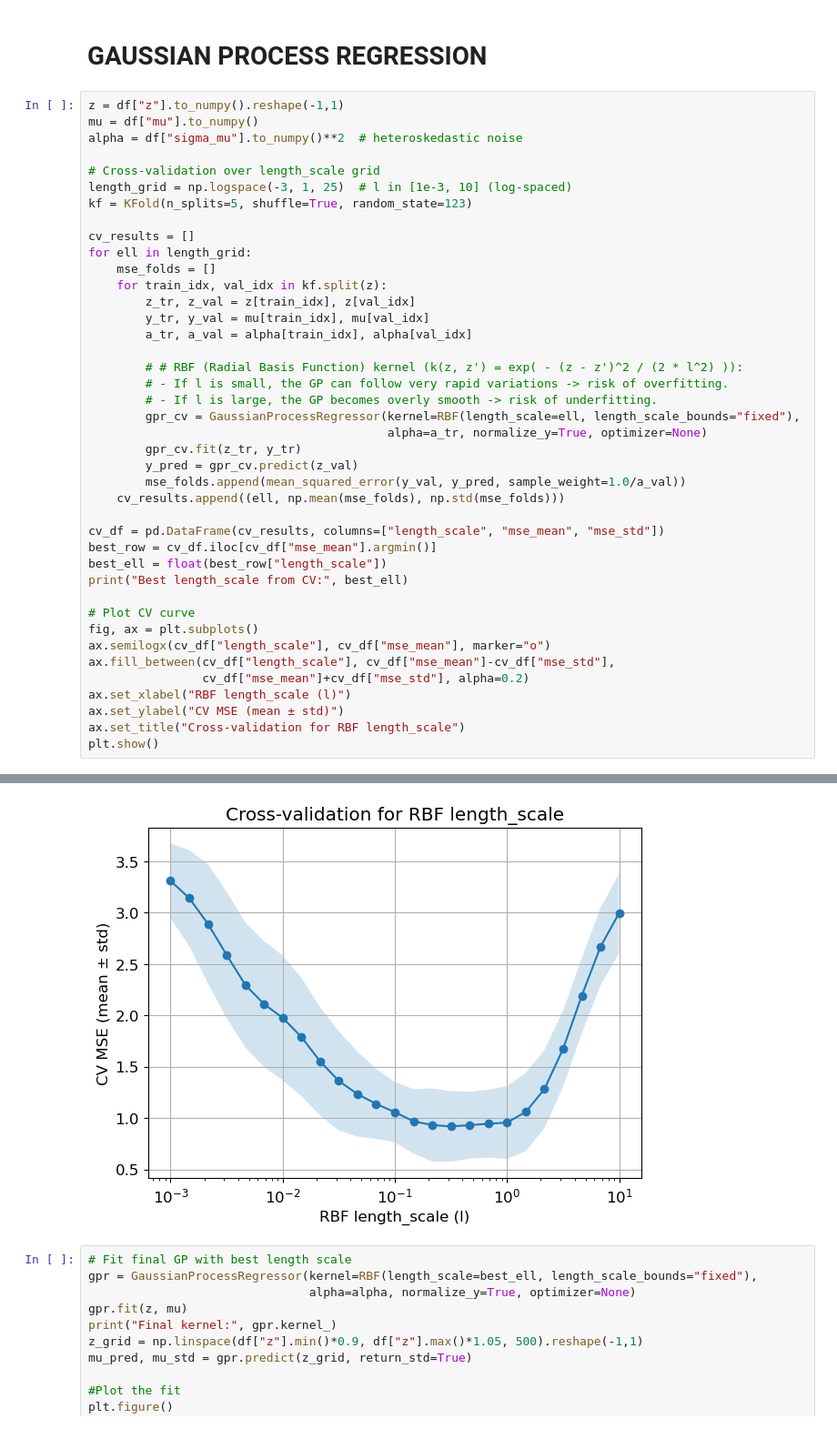
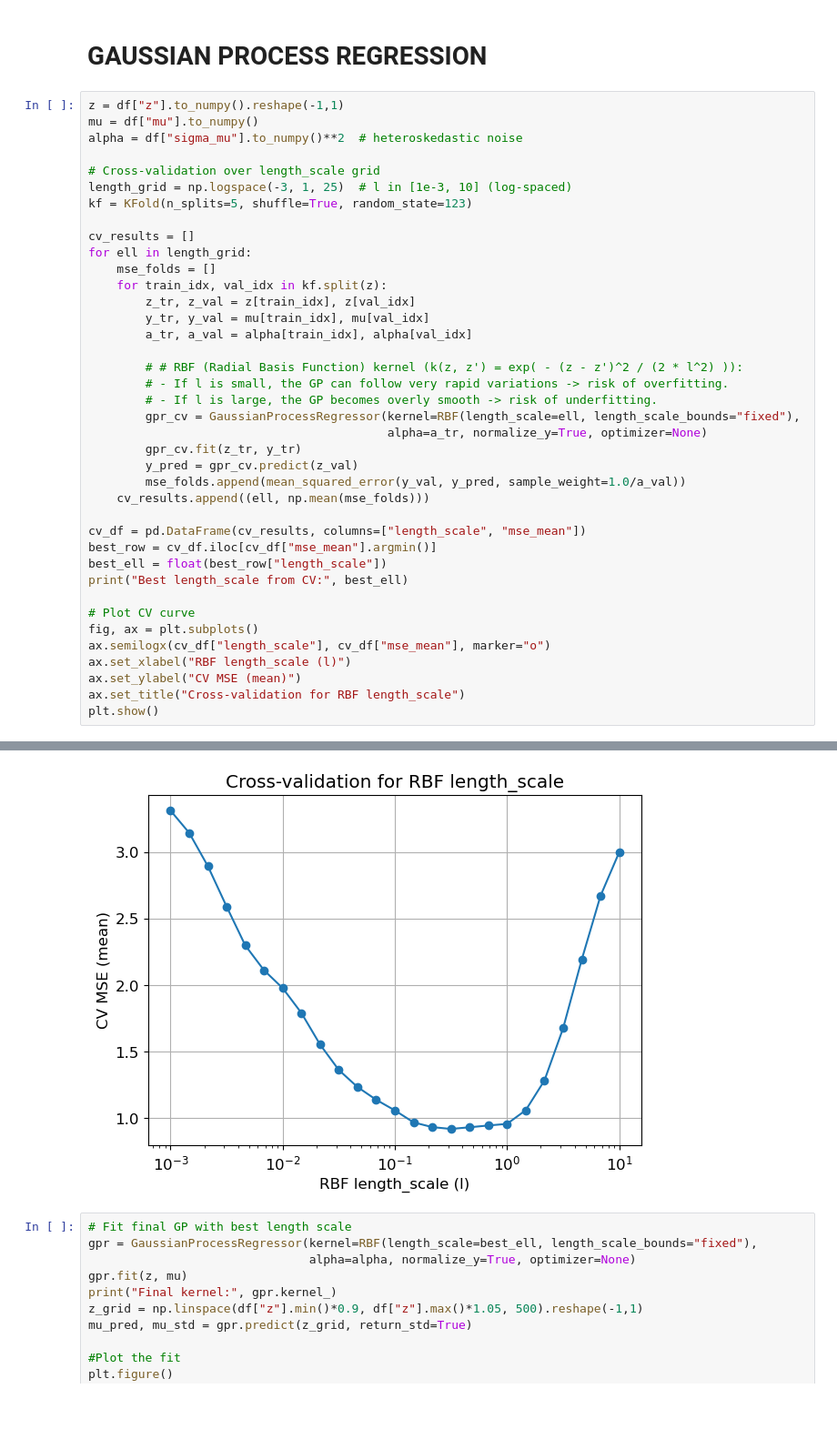
Before and after one commit to GiuliaGianoli/astrostatistics_bicocca_2025, a Jupyter notebook: my_solutions/S18_Supernovaept2pt3_regression.ipynb, the cells around one changed output, grey strips where cells are left out. Shown: that part at 91% size. Drawn from its saved outputs; the diff is of its cells as text.

```diff
--- a/my_solutions/S18_Supernovaept2pt3_regression.ipynb
+++ b/my_solutions/S18_Supernovaept2pt3_regression.ipynb
@@ -56,39 +56,37 @@ kf = KFold(n_splits=5, shuffle=True, random_state=123)
 
 cv_results = []
 for ell in length_grid:
     mse_folds = []
     for train_idx, val_idx in kf.split(z):
         z_tr, z_val = z[train_idx], z[val_idx]
         y_tr, y_val = mu[train_idx], mu[val_idx]
         a_tr, a_val = alpha[train_idx], alpha[val_idx]
 
         # # RBF (Radial Basis Function) kernel (k(z, z') = exp( - (z - z')^2 / (2 * l^2) )):
         # - If l is small, the GP can follow very rapid variations -> risk of overfitting.
         # - If l is large, the GP becomes overly smooth -> risk of underfitting.
         gpr_cv = GaussianProcessRegressor(kernel=RBF(length_scale=ell, length_scale_bounds="fixed"),
                                           alpha=a_tr, normalize_y=True, optimizer=None)
         gpr_cv.fit(z_tr, y_tr)
         y_pred = gpr_cv.predict(z_val)
         mse_folds.append(mean_squared_error(y_val, y_pred, sample_weight=1.0/a_val))
-    cv_results.append((ell, np.mean(mse_folds), np.std(mse_folds)))
+    cv_results.append((ell, np.mean(mse_folds)))
 
-cv_df = pd.DataFrame(cv_results, columns=["length_scale", "mse_mean", "mse_std"])
+cv_df = pd.DataFrame(cv_results, columns=["length_scale", "mse_mean"])
 best_row = cv_df.iloc[cv_df["mse_mean"].argmin()]
 best_ell = float(best_row["length_scale"])
 print("Best length_scale from CV:", best_ell)
 
 # Plot CV curve
 fig, ax = plt.subplots()
 ax.semilogx(cv_df["length_scale"], cv_df["mse_mean"], marker="o")
-ax.fill_between(cv_df["length_scale"], cv_df["mse_mean"]-cv_df["mse_std"],
-                cv_df["mse_mean"]+cv_df["mse_std"], alpha=0.2)
 ax.set_xlabel("RBF length_scale (l)")
-ax.set_ylabel("CV MSE (mean ± std)")
+ax.set_ylabel("CV MSE (mean)")
 ax.set_title("Cross-validation for RBF length_scale")
 plt.show()
 # %% [output]
 Best length_scale from CV: 0.31622776601683794
-[figure, old version]
+[figure, new version]
 # %%
 # Fit final GP with best length scale
 gpr = GaussianProcessRegressor(kernel=RBF(length_scale=best_ell, length_scale_bounds="fixed"),
```
Also changed, not shown: parts of 4 cells of this notebook.
